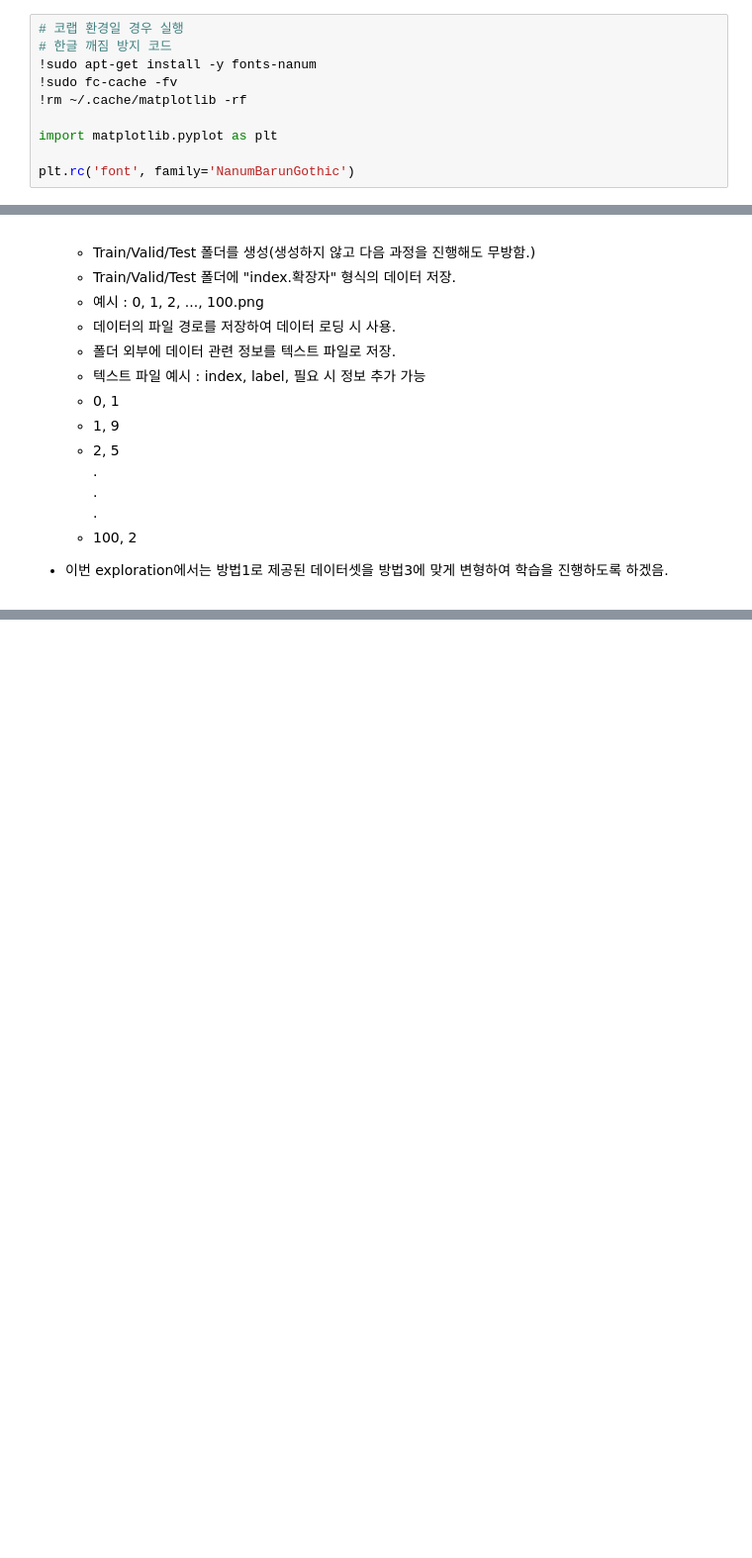
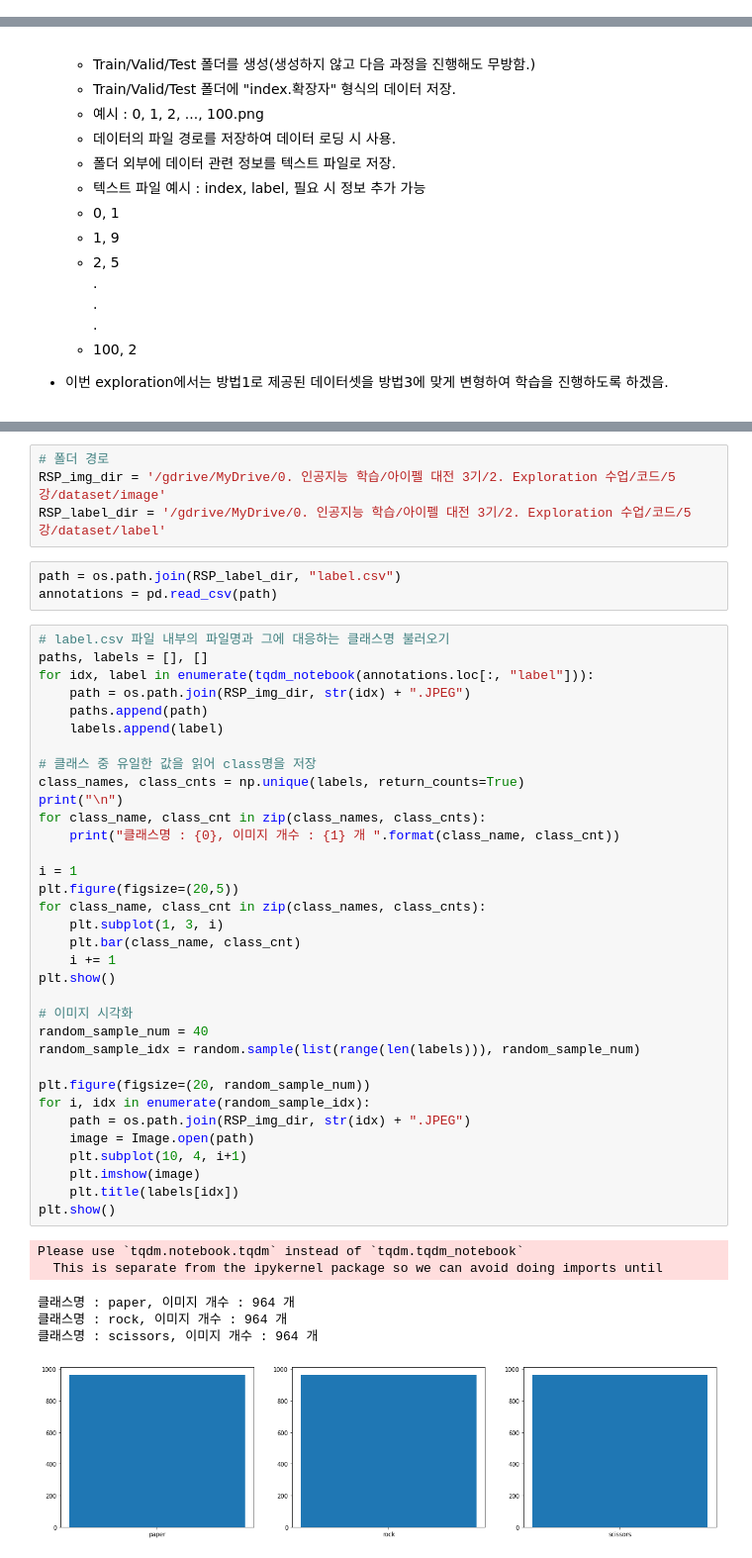
Before and after one commit to MONOKIM123/Aiffel_exploration, a Jupyter notebook: project5.ipynb, the cells around one changed output, grey strips where cells are left out. Shown: that part at 99% size. Drawn from its saved outputs; the diff is of its cells as text; blank space fills up the shorter version.

```diff
--- a/project5.ipynb
+++ b/project5.ipynb
@@ -1,10 +0,0 @@
-# %%
-# 코랩 환경일 경우 실행
-# 한글 깨짐 방지 코드
-!sudo apt-get install -y fonts-nanum
-!sudo fc-cache -fv
-!rm ~/.cache/matplotlib -rf
-
-import matplotlib.pyplot as plt
-
-plt.rc('font', family='NanumBarunGothic')
@@ -705,0 +89,48 @@ pd.DataFrame(confusion_matrix(y[-1], torch.argmax(y_hat, dim=-1)),
+# %%
+# 폴더 경로
+RSP_img_dir = '/gdrive/MyDrive/0. 인공지능 학습/아이펠 대전 3기/2. Exploration 수업/코드/5강/dataset/image'
+RSP_label_dir = '/gdrive/MyDrive/0. 인공지능 학습/아이펠 대전 3기/2. Exploration 수업/코드/5강/dataset/label'
+# %%
+path = os.path.join(RSP_label_dir, "label.csv")
+annotations = pd.read_csv(path)
+# %%
+# label.csv 파일 내부의 파일명과 그에 대응하는 클래스명 불러오기
+paths, labels = [], []
+for idx, label in enumerate(tqdm_notebook(annotations.loc[:, "label"])):
+    path = os.path.join(RSP_img_dir, str(idx) + ".JPEG")
+    paths.append(path)
+    labels.append(label)
+
+# 클래스 중 유일한 값을 읽어 class명을 저장
+class_names, class_cnts = np.unique(labels, return_counts=True)
+print("\n")
+for class_name, class_cnt in zip(class_names, class_cnts):
+    print("클래스명 : {0}, 이미지 개수 : {1} 개 ".format(class_name, class_cnt))
+
+i = 1
+plt.figure(figsize=(20,5))
+for class_name, class_cnt in zip(class_names, class_cnts):
+    plt.subplot(1, 3, i)
+    plt.bar(class_name, class_cnt)
+    i += 1
+plt.show()
+
+# 이미지 시각화
+random_sample_num = 40
+random_sample_idx = random.sample(list(range(len(labels))), random_sample_num)
+
+plt.figure(figsize=(20, random_sample_num))
+for i, idx in enumerate(random_sample_idx):
+    path = os.path.join(RSP_img_dir, str(idx) + ".JPEG")
+    image = Image.open(path)
+    plt.subplot(10, 4, i+1)
+    plt.imshow(image)
+    plt.title(labels[idx])
+plt.show()
+# %% [output]
+Please use `tqdm.notebook.tqdm` instead of `tqdm.tqdm_notebook`
+  This is separate from the ipykernel package so we can avoid doing imports until
+클래스명 : paper, 이미지 개수 : 964 개
+클래스명 : rock, 이미지 개수 : 964 개
+클래스명 : scissors, 이미지 개수 : 964 개
+[figure, added]
```
Also changed, not shown: parts of 75 cells of this notebook.
